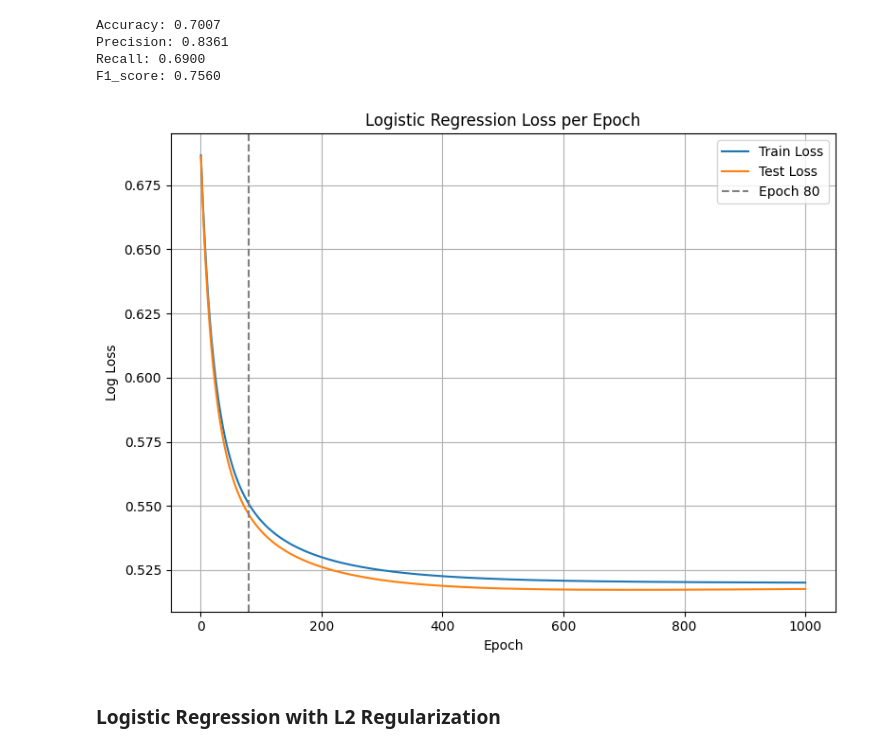
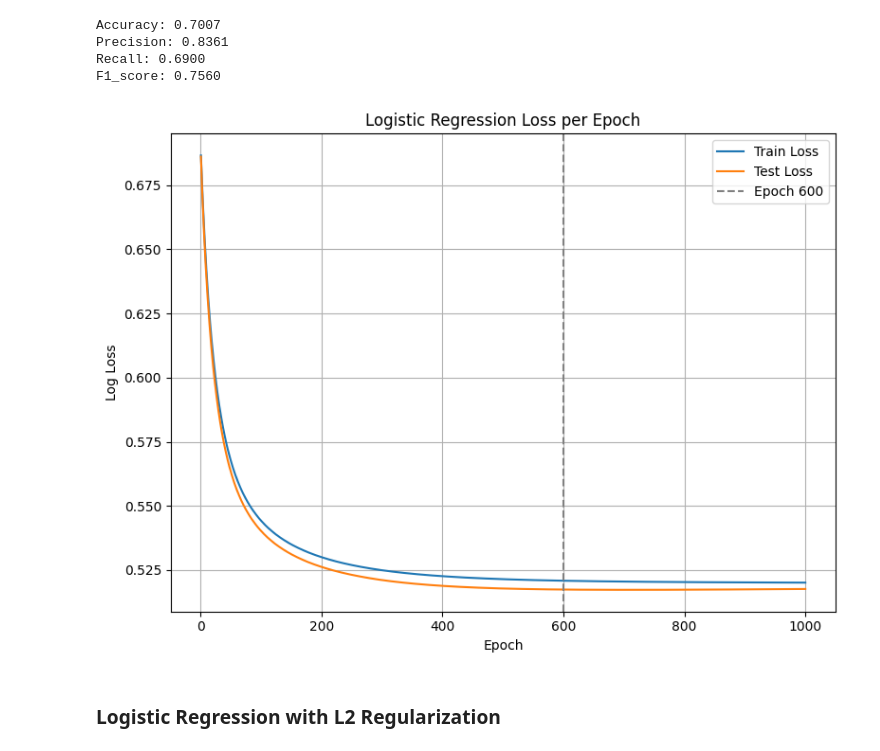
Before and after one commit to bercaakbayir/unimi-dse-ml-project, a Jupyter notebook: main.ipynb, the cells around one changed output. Drawn from its saved outputs; the diff is of its cells as text; code cells hidden in the pictures.

```diff
--- a/main.ipynb
+++ b/main.ipynb
@@ -805,7 +805,7 @@ F1_score: 0.7933
 # %% [markdown]
 ### Logistic Regression
 # %%
-logreg = LogisticRegression(learning_rate=0.5, epochs=100, positive_class = 'good')
+logreg = LogisticRegression(learning_rate=0.1, epochs=500, positive_class = 'good')
 # %%
 logreg.fit(X_red_train, y_red_train, X_test=X_red_test, y_test = y_red_test)
 # %% [output]
@@ -1079,9 +1117,9 @@ Precision: 0.8361
 Recall: 0.6900
 F1_score: 0.7560
 # %%
-plot_logreg_loss(logreg, vline_epoch=80)
+plot_logreg_loss(logreg, vline_epoch=600)
 # %% [output]
-[figure, old version]
+[figure, new version]
 # %% [markdown]
 ### Logistic Regression with L2 Regularization
 # %%
```
Also changed, not shown: parts of 6 cells of this notebook.
